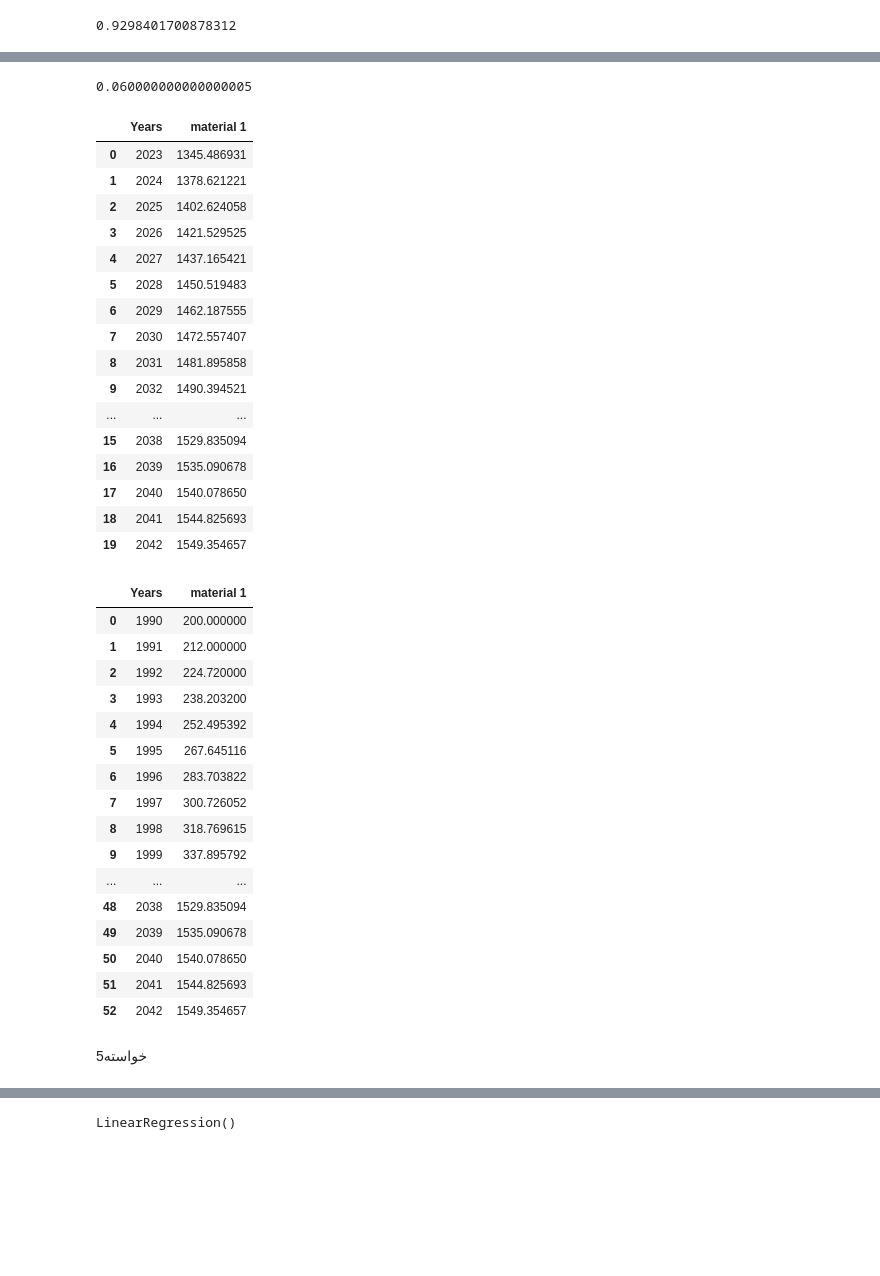
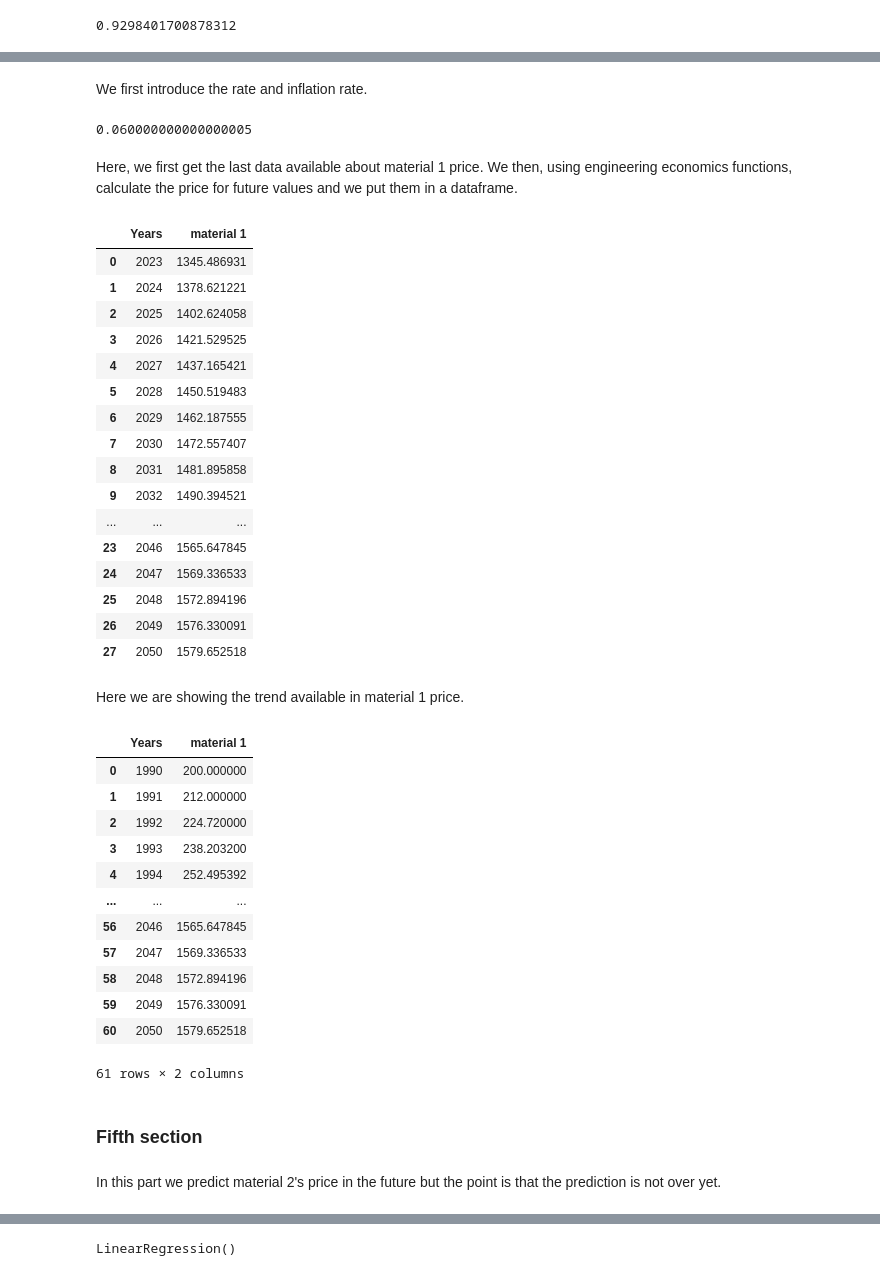
Before and after one commit to Saba-Abdi/python_exercise, a Jupyter notebook: EE_python_exercise.ipynb, the cells around one changed output, grey strips where cells are left out. Saved outputs shown, nothing was run; the diff lists cells and outputs as text; code cells hidden in the pictures; blank space fills up the shorter version.

```diff
--- a/EE_python_exercise.ipynb
+++ b/EE_python_exercise.ipynb
@@ -193,18 +216,22 @@ score
+# %% [markdown]
+<p>We first introduce the rate and inflation rate.</p>
 # %%
 rate = 0.05
 inflation = 0.01
-real_rate = rate + inflation
-real_rate
+material1_rate = rate + inflation
+material1_rate
 # %% [output]
 0.060000000000000005
+# %% [markdown]
+<p>Here, we first get the last data available about material 1 price. We then, using engineering economics functions, calculate the price for future values and we put them in a dataframe.</p>
 # %%
-material1_last_price = company_data['material 1'][32]
-year = company_data['Years'][32]
+material1_last_price = company_data['material 1'].iloc[-1]
+year = company_data['Years'].iloc[-1]
 
 
-predicte_material1 = pd.DataFrame({'Years': [i for i in range(2023,2043)],
-                               'material 1': [p_to_f(real_rate, i - year, material1_last_price) for i in range(2023,2043)]})
-predicte_material1
+material1_future_price = pd.DataFrame({'Years': [i for i in range(2023,2051)],
+                               'material 1': [p_to_f(material1_rate, i - year, material1_last_price) for i in range(2023,2051)]})
+material1_future_price
 # %% [output]
 |  | Years | material 1 |
 | 0 | 2023 | 1345.486931 |
@@ -218,33 +245,33 @@ predicte_material1
 | 8 | 2031 | 1481.895858 |
 | 9 | 2032 | 1490.394521 |
 | ... | ... | ... |
-| 15 | 2038 | 1529.835094 |
-| 16 | 2039 | 1535.090678 |
-| 17 | 2040 | 1540.078650 |
-| 18 | 2041 | 1544.825693 |
-| 19 | 2042 | 1549.354657 |
+| 23 | 2046 | 1565.647845 |
+| 24 | 2047 | 1569.336533 |
+| 25 | 2048 | 1572.894196 |
+| 26 | 2049 | 1576.330091 |
+| 27 | 2050 | 1579.652518 |
+# %% [markdown]
+<p>Here we are showing the trend available in material 1 price.</p>
 # %%
-material1_given_data = company_data.iloc[:,[0,2]]
-d2 = pd.concat([material1_given_data, predicte_material1], ignore_index=True)
-d2
+material1_previous_price = company_data.iloc[:,[0,2]]
+material1_price_trend = pd.concat([material1_previous_price, material1_future_price], ignore_index=True)
+material1_price_trend
 # %% [output]
 |  | Years | material 1 |
 | 0 | 1990 | 200.000000 |
 | 1 | 1991 | 212.000000 |
 | 2 | 1992 | 224.720000 |
 | 3 | 1993 | 238.203200 |
 | 4 | 1994 | 252.495392 |
-| 5 | 1995 | 267.645116 |
-| 6 | 1996 | 283.703822 |
-| 7 | 1997 | 300.726052 |
-| 8 | 1998 | 318.769615 |
-| 9 | 1999 | 337.895792 |
 | ... | ... | ... |
-| 48 | 2038 | 1529.835094 |
-| 49 | 2039 | 1535.090678 |
-| 50 | 2040 | 1540.078650 |
-| 51 | 2041 | 1544.825693 |
-| 52 | 2042 | 1549.354657 |
+| 56 | 2046 | 1565.647845 |
+| 57 | 2047 | 1569.336533 |
+| 58 | 2048 | 1572.894196 |
+| 59 | 2049 | 1576.330091 |
+| 60 | 2050 | 1579.652518 |
+61 rows × 2 columns
 # %% [markdown]
-خواسته5
+### Fifth section
+# %% [markdown]
+<p>In this part we predict material 2's price in the future but the point is that the prediction is not over yet.</p>
 # %%
```
Also changed, not shown: parts of 99 cells of this notebook.
